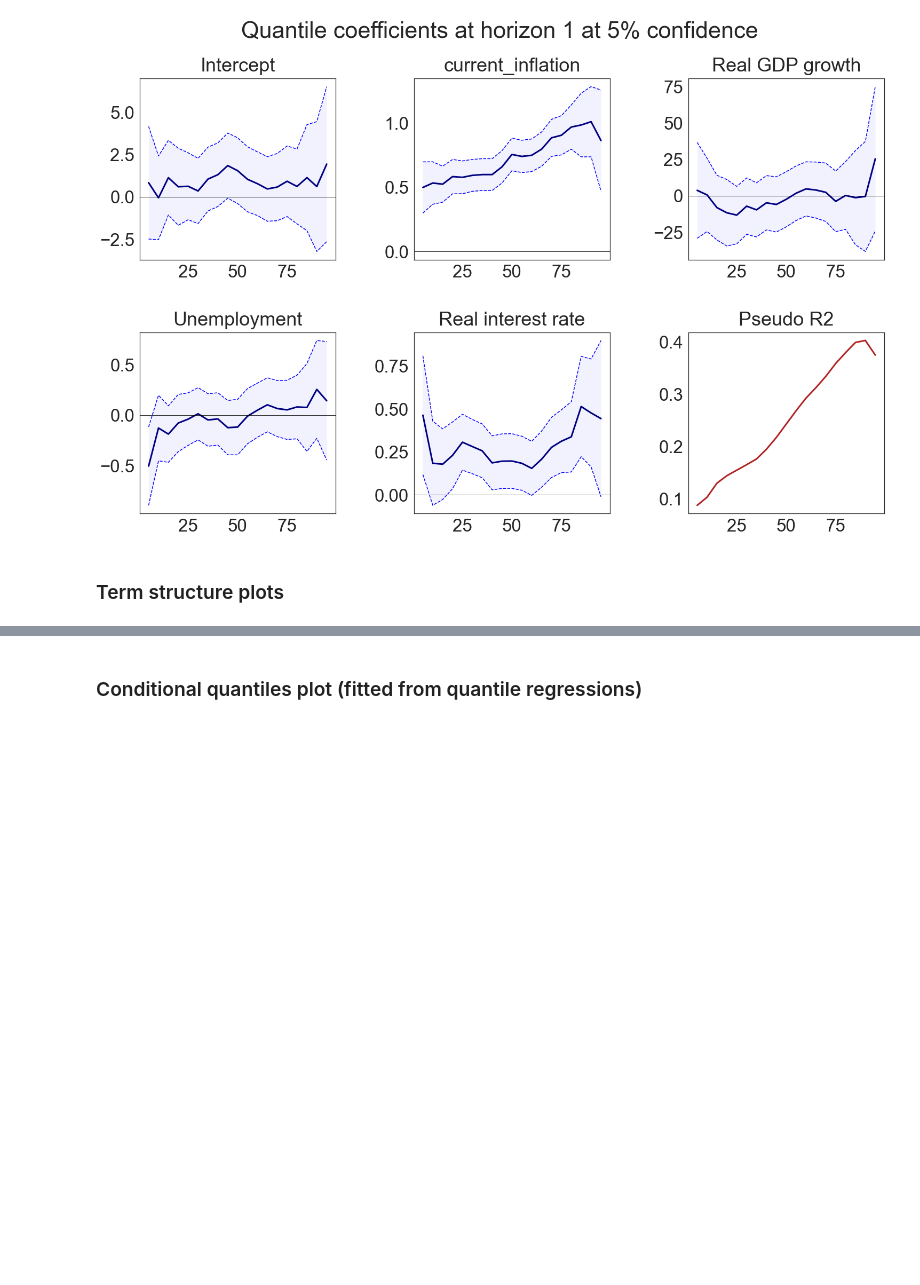
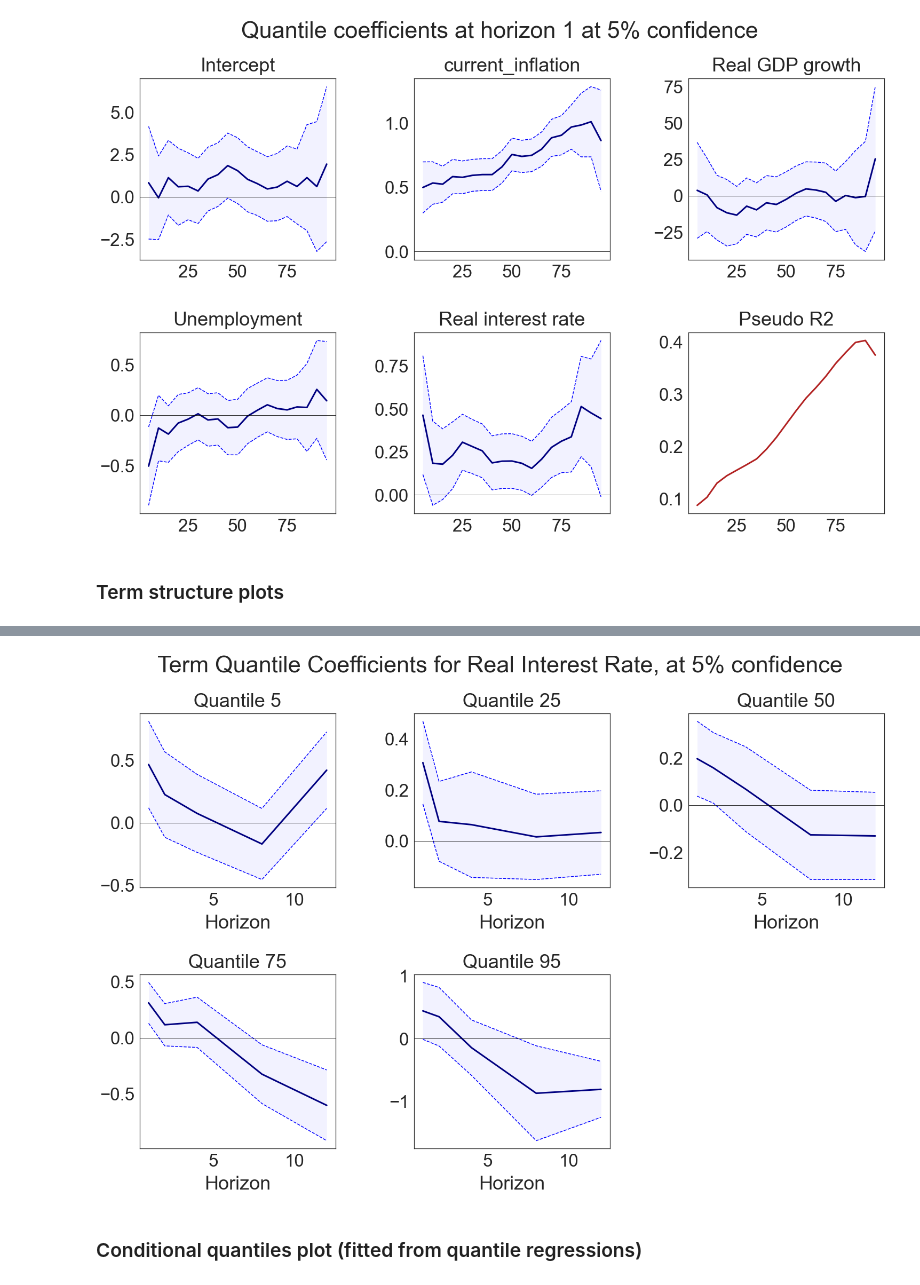
Before and after one commit to romainlafarguette/quantileproj, a Jupyter notebook: Local Quantile Projections.ipynb, the cells around one changed output, grey strips where cells are left out. Drawn from its saved outputs; the diff is of its cells as text; code cells hidden in the pictures; blank space fills up the shorter version.

```diff
--- a/Local Quantile Projections.ipynb
+++ b/Local Quantile Projections.ipynb
@@ -151,3 +151,11 @@ plt.show()
+# %%
+sns.set(style='white', font_scale=3, palette='deep', font='Arial') # Style
+qr_fit.plot.term_coefficients(variable='realint', tau_l=[0.05, 0.25, 0.5, 0.75, 0.95],
+                              title='Term Quantile Coefficients for Real Interest Rate, at 5% confidence')
+plt.subplots_adjust(hspace=0.5, wspace=0.4)
+plt.show()
+# %% [output]
+[figure, added]
 # %% [markdown]
 ### Conditional quantiles plot (fitted from quantile regressions)
 # %%
```
Also changed, not shown: parts of 1 cell of this notebook.
